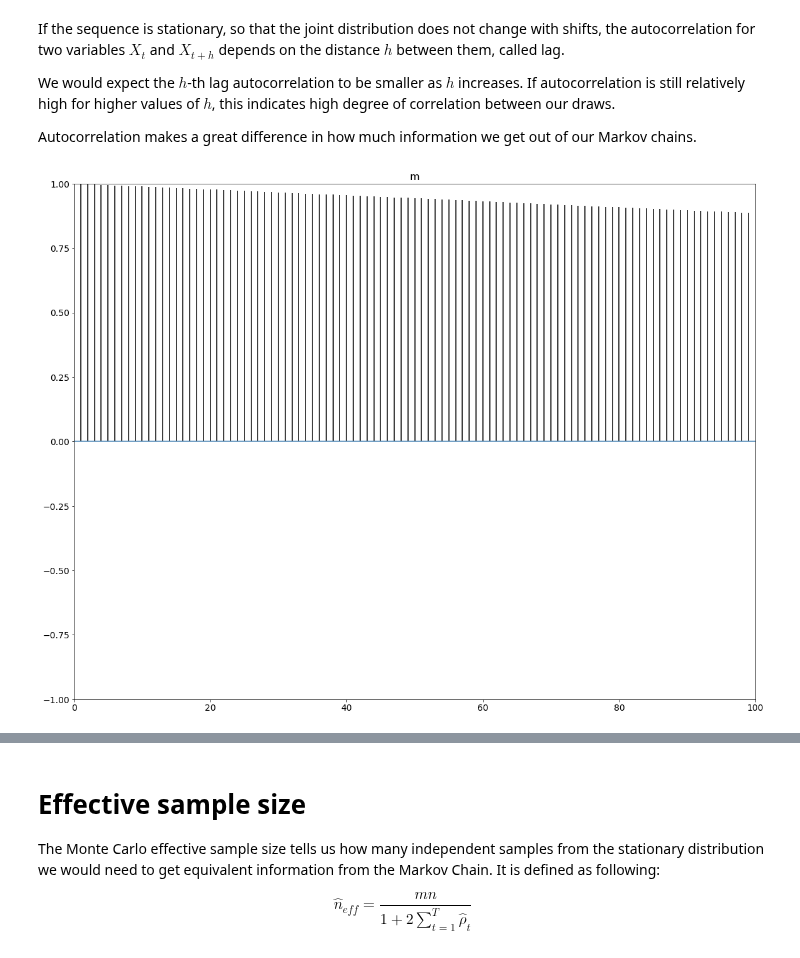
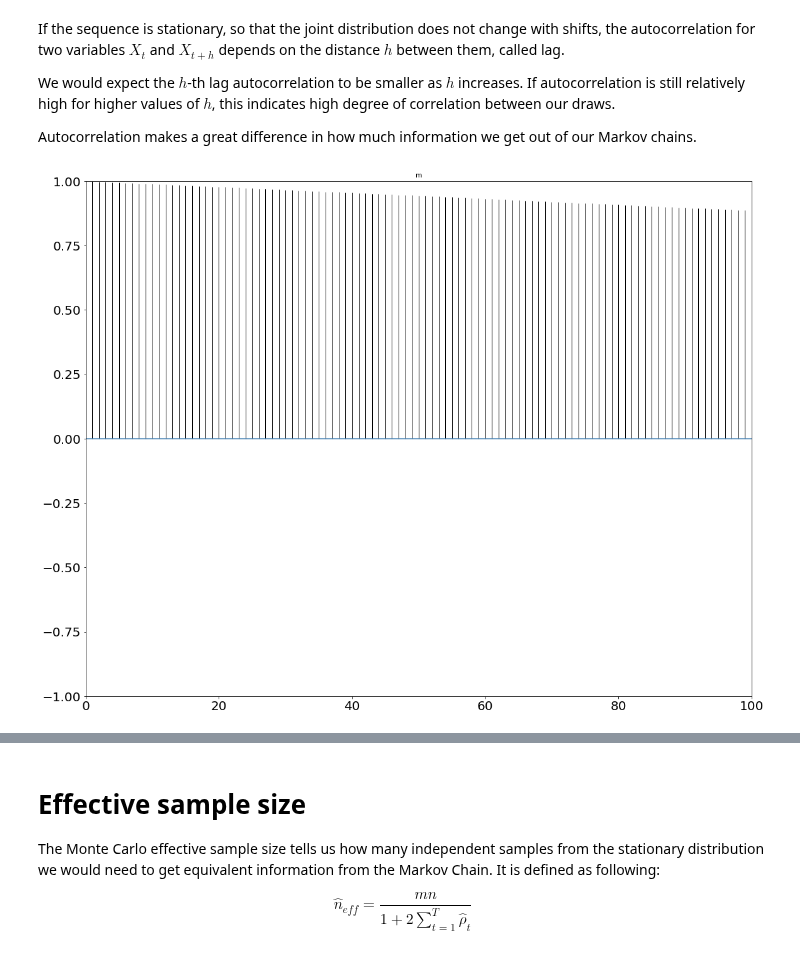
Before and after one commit to fcastagna/mcmc_convergence, a Jupyter notebook: try.ipynb, the cells around one changed output, grey strips where cells are left out. Cells and saved outputs as stored; diff of their text form; code cells hidden in the pictures.

```diff
--- a/try.ipynb
+++ b/try.ipynb
@@ -195,8 +201,8 @@ We would expect the $h$-th lag autocorrelation to be smaller as $h$ increases. I
 
 Autocorrelation makes a great difference in how much information we get out of our Markov chains.
 # %%
-pm.autocorrplot(t_1, var_names=['m'], combined=True)
+pm.autocorrplot(t_1, var_names=['m'], combined=True, textsize=20)
 pass
 # %% [output]
-[figure, old version]
+[figure, new version]
 # %%
```
Also changed, not shown: parts of 15 cells of this notebook.
